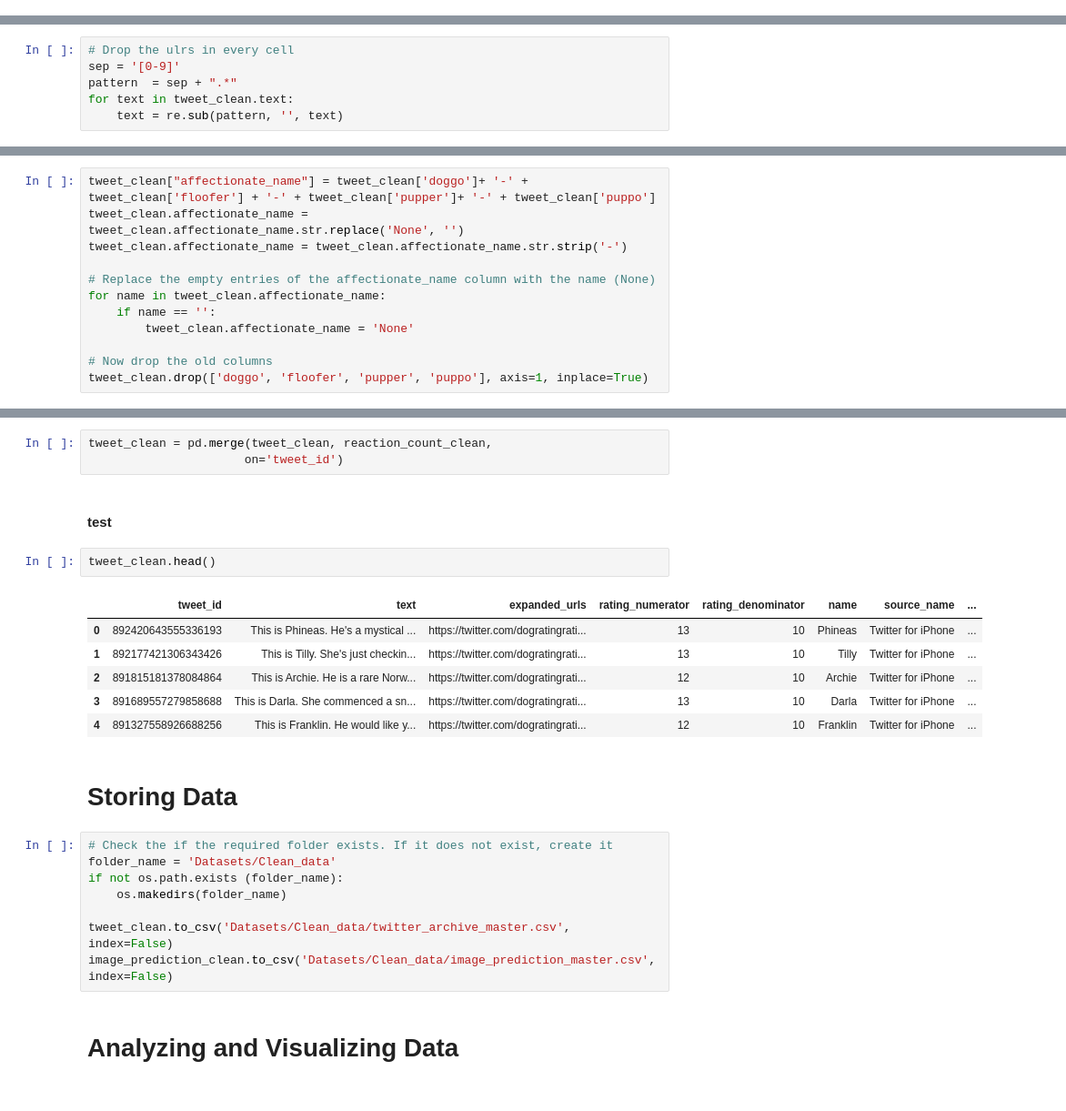
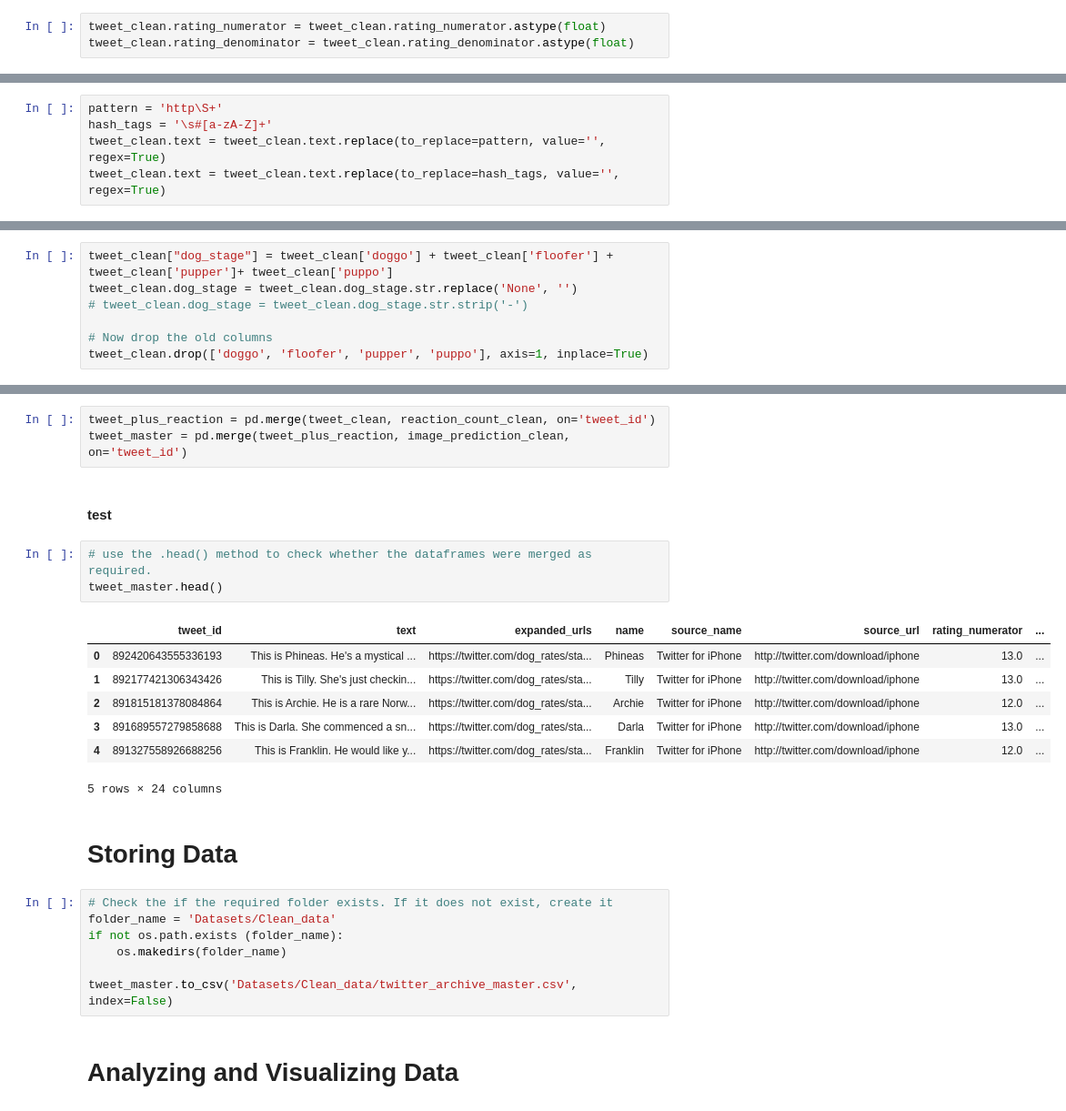
Before and after one commit to Kevson1/Twitter-archive, a Jupyter notebook: wrangle_act.ipynb, the cells around one changed output, grey strips where cells are left out. Shown: that part at 91% size. Saved outputs shown, nothing was run; the diff lists cells and outputs as text.

```diff
--- a/wrangle_act.ipynb
+++ b/wrangle_act.ipynb
@@ -460,0 +501,3 @@ memory usage: 239.4+ KB
+# %%
+tweet_clean.rating_numerator = tweet_clean.rating_numerator.astype(float)
+tweet_clean.rating_denominator = tweet_clean.rating_denominator.astype(float)
@@ -582,11 +652,10 @@ We already have the rating denominator, the rating numerator, and the tweet link
 # %% [markdown]
 #### code
 # %%
-# Drop the ulrs in every cell
-sep = '[0-9]'
-pattern  = sep + ".*"
-for text in tweet_clean.text:
-    text = re.sub(pattern, '', text)
+pattern = 'http\S+'
+hash_tags = '\s#[a-zA-Z]+'
+tweet_clean.text = tweet_clean.text.replace(to_replace=pattern, value='', regex=True)
+tweet_clean.text = tweet_clean.text.replace(to_replace=hash_tags, value='', regex=True)
 # %% [markdown]
 #### test
 # %%
@@ -600,14 +688,9 @@ combine the columns and separate the entries with a dash (-) then delete the wor
 # %% [markdown]
 #### code
 # %%
-tweet_clean["affectionate_name"] = tweet_clean['doggo']+ '-' + tweet_clean['floofer'] + '-' + tweet_clean['pupper']+ '-' + tweet_clean['puppo']
-tweet_clean.affectionate_name = tweet_clean.affectionate_name.str.replace('None', '')
-tweet_clean.affectionate_name = tweet_clean.affectionate_name.str.strip('-')
-
-# Replace the empty entries of the affectionate_name column with the name (None)
-for name in tweet_clean.affectionate_name:
-    if name == '':
-        tweet_clean.affectionate_name = 'None'
+tweet_clean["dog_stage"] = tweet_clean['doggo'] + tweet_clean['floofer'] + tweet_clean['pupper']+ tweet_clean['puppo']
+tweet_clean.dog_stage = tweet_clean.dog_stage.str.replace('None', '')
+# tweet_clean.dog_stage = tweet_clean.dog_stage.str.strip('-')
 
 # Now drop the old columns
 tweet_clean.drop(['doggo', 'floofer', 'pupper', 'puppo'], axis=1, inplace=True)
@@ -653,19 +744,21 @@ Combine/merge the reactions count dataframe to the tweet dataframe on the tweet
 # %% [markdown]
 #### code
 # %%
-tweet_clean = pd.merge(tweet_clean, reaction_count_clean,
-                      on='tweet_id')
+tweet_plus_reaction = pd.merge(tweet_clean, reaction_count_clean, on='tweet_id')
+tweet_master = pd.merge(tweet_plus_reaction, image_prediction_clean, on='tweet_id')
 # %% [markdown]
 #### test
 # %%
-tweet_clean.head()
+# use the .head() method to check whether the dataframes were merged as required.
+tweet_master.head()
 # %% [output]
-|  | tweet_id | text | expanded_urls | rating_numerator | rating_denominator | name | source_name | ... |
-| 0 | 892420643555336193 | This is Phineas. He's a mystical ... | https://twitter.com/dogratingrati... | 13 | 10 | Phineas | Twitter for iPhone | ... |
-| 1 | 892177421306343426 | This is Tilly. She's just checkin... | https://twitter.com/dogratingrati... | 13 | 10 | Tilly | Twitter for iPhone | ... |
-| 2 | 891815181378084864 | This is Archie. He is a rare Norw... | https://twitter.com/dogratingrati... | 12 | 10 | Archie | Twitter for iPhone | ... |
-| 3 | 891689557279858688 | This is Darla. She commenced a sn... | https://twitter.com/dogratingrati... | 13 | 10 | Darla | Twitter for iPhone | ... |
-| 4 | 891327558926688256 | This is Franklin. He would like y... | https://twitter.com/dogratingrati... | 12 | 10 | Franklin | Twitter for iPhone | ... |
+|  | tweet_id | text | expanded_urls | name | source_name | source_url | rating_numerator | ... |
+| 0 | 892420643555336193 | This is Phineas. He's a mystical ... | https://twitter.com/dog_rates/sta... | Phineas | Twitter for iPhone | http://twitter.com/download/iphone | 13.0 | ... |
+| 1 | 892177421306343426 | This is Tilly. She's just checkin... | https://twitter.com/dog_rates/sta... | Tilly | Twitter for iPhone | http://twitter.com/download/iphone | 13.0 | ... |
+| 2 | 891815181378084864 | This is Archie. He is a rare Norw... | https://twitter.com/dog_rates/sta... | Archie | Twitter for iPhone | http://twitter.com/download/iphone | 12.0 | ... |
+| 3 | 891689557279858688 | This is Darla. She commenced a sn... | https://twitter.com/dog_rates/sta... | Darla | Twitter for iPhone | http://twitter.com/download/iphone | 13.0 | ... |
+| 4 | 891327558926688256 | This is Franklin. He would like y... | https://twitter.com/dog_rates/sta... | Franklin | Twitter for iPhone | http://twitter.com/download/iphone | 12.0 | ... |
+5 rows × 24 columns
 # %% [markdown]
 # Storing Data
 # %%
@@ -674,7 +767,6 @@ folder_name = 'Datasets/Clean_data'
 if not os.path.exists (folder_name):
     os.makedirs(folder_name)
 
-tweet_clean.to_csv('Datasets/Clean_data/twitter_archive_master.csv', index=False)
-image_prediction_clean.to_csv('Datasets/Clean_data/image_prediction_master.csv', index=False)
+tweet_master.to_csv('Datasets/Clean_data/twitter_archive_master.csv', index=False)
 # %% [markdown]
 # Analyzing and Visualizing Data
```
Also changed, not shown: parts of 30 cells of this notebook.
